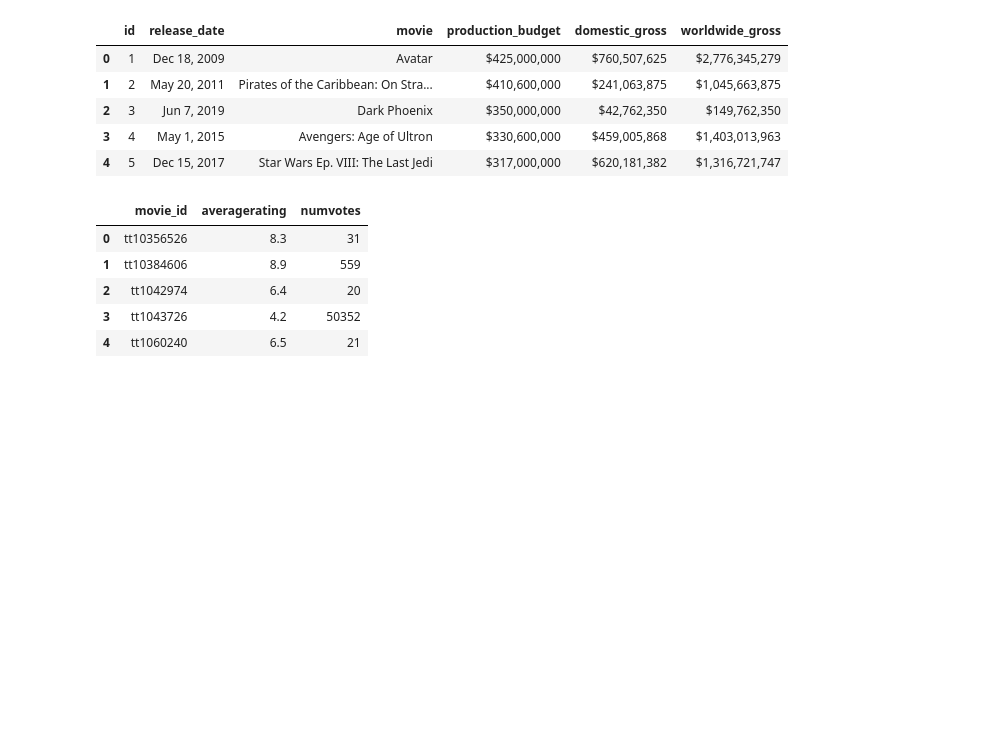
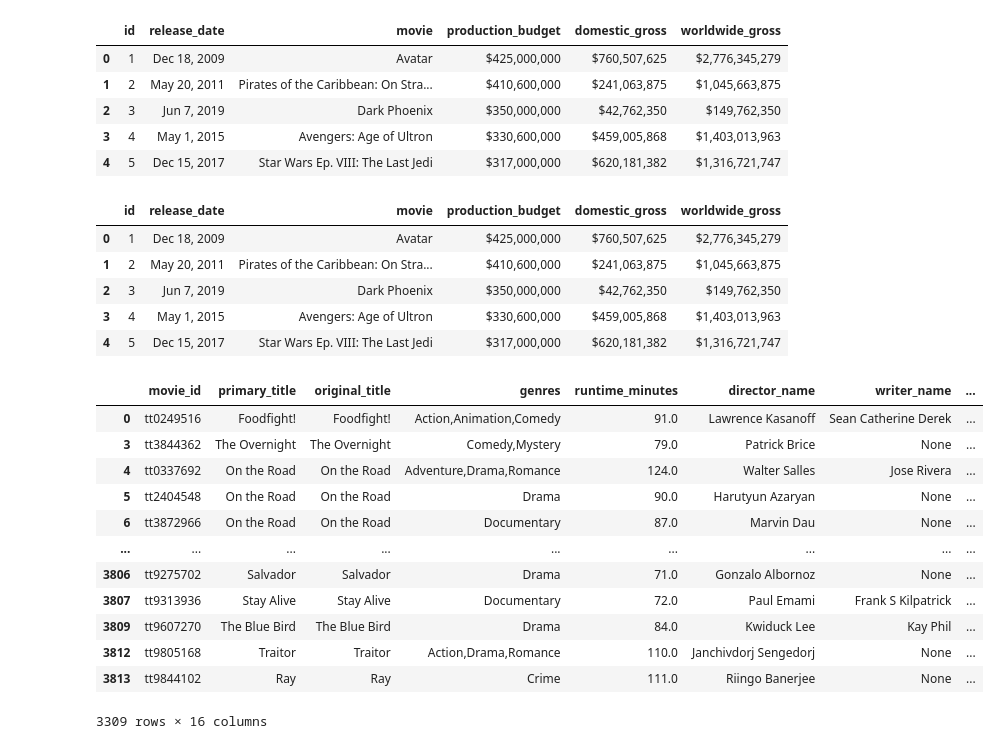
Before and after one commit to Keys2610/dsc-phase-2-project-v3, a Jupyter notebook: data_cleaning.ipynb, the cells around one changed output. Drawn from its saved outputs; the diff is of its cells as text; code cells hidden in the pictures; blank space fills up the shorter version.

```diff
--- a/data_cleaning.ipynb
+++ b/data_cleaning.ipynb
@@ -267,11 +267,11 @@ tn_budgets.head()
 #need to establish budget floor and release date floor
 #not using rotten tomatoes as it has no movie title for some reason
 # %%
-movie_ratings_df.head()
+tn_budgets.head()
 # %% [output]
-|  | movie_id | averagerating | numvotes |
-| 0 | tt10356526 | 8.3 | 31 |
-| 1 | tt10384606 | 8.9 | 559 |
-| 2 | tt1042974 | 6.4 | 20 |
-| 3 | tt1043726 | 4.2 | 50352 |
-| 4 | tt1060240 | 6.5 | 21 |
+|  | id | release_date | movie | production_budget | domestic_gross | worldwide_gross |
+| 0 | 1 | Dec 18, 2009 | Avatar | $425,000,000 | $760,507,625 | $2,776,345,279 |
+| 1 | 2 | May 20, 2011 | Pirates of the Caribbean: On Stra... | $410,600,000 | $241,063,875 | $1,045,663,875 |
+| 2 | 3 | Jun 7, 2019 | Dark Phoenix | $350,000,000 | $42,762,350 | $149,762,350 |
+| 3 | 4 | May 1, 2015 | Avengers: Age of Ultron | $330,600,000 | $459,005,868 | $1,403,013,963 |
+| 4 | 5 | Dec 15, 2017 | Star Wars Ep. VIII: The Last Jedi | $317,000,000 | $620,181,382 | $1,316,721,747 |
@@ -279,0 +278,40 @@ movie_ratings_df.head()
+# %%
+merged_df = pd.merge(big_df, tn_budgets, left_on='primary_title',right_on='movie')
+
+
+gross = pd.to_numeric(merged_df['worldwide_gross'].str.replace('\$', '', regex=True).str.replace(',',''))
+production = pd.to_numeric(merged_df['production_budget'].str.replace('\$', '', regex=True).str.replace(',',''))
+domestic = pd.to_numeric(merged_df['domestic_gross'].str.replace('\$', '', regex=True).str.replace(',',''))
+
+merged_df['worldwide_gross'] = gross
+merged_df['production_budget'] = production
+merged_df['domestic_gross'] = domestic
+merged_df['Profit'] = gross - production
+
+
+merged_df['Profit:Production Ratio'] = (merged_df['Profit']/production)
+
+merged_df = merged_df[merged_df['worldwide_gross']!='$0']
+
+merged_df['release_date'] = pd.to_datetime(merged_df['release_date'])
+
+merged_df['genres'] = merged_df['genres'].dropna()
+
+merged_df = merged_df.dropna(subset=['genres'])
+merged_df = merged_df.dropna(subset=['runtime_minutes'])
+
+merged_df
+# %% [output]
+|  | movie_id | primary_title | original_title | genres | runtime_minutes | director_name | writer_name | ... |
+| 0 | tt0249516 | Foodfight! | Foodfight! | Action,Animation,Comedy | 91.0 | Lawrence Kasanoff | Sean Catherine Derek | ... |
+| 3 | tt3844362 | The Overnight | The Overnight | Comedy,Mystery | 79.0 | Patrick Brice | None | ... |
+| 4 | tt0337692 | On the Road | On the Road | Adventure,Drama,Romance | 124.0 | Walter Salles | Jose Rivera | ... |
+| 5 | tt2404548 | On the Road | On the Road | Drama | 90.0 | Harutyun Azaryan | None | ... |
+| 6 | tt3872966 | On the Road | On the Road | Documentary | 87.0 | Marvin Dau | None | ... |
+| ... | ... | ... | ... | ... | ... | ... | ... | ... |
+| 3806 | tt9275702 | Salvador | Salvador | Drama | 71.0 | Gonzalo Albornoz | None | ... |
+| 3807 | tt9313936 | Stay Alive | Stay Alive | Documentary | 72.0 | Paul Emami | Frank S Kilpatrick | ... |
+| 3809 | tt9607270 | The Blue Bird | The Blue Bird | Drama | 84.0 | Kwiduck Lee | Kay Phil | ... |
+| 3812 | tt9805168 | Traitor | Traitor | Action,Drama,Romance | 110.0 | Janchivdorj Sengedorj | None | ... |
+| 3813 | tt9844102 | Ray | Ray | Crime | 111.0 | Riingo Banerjee | None | ... |
+3309 rows × 16 columns
```
Also changed, not shown: parts of 2 cells of this notebook.
